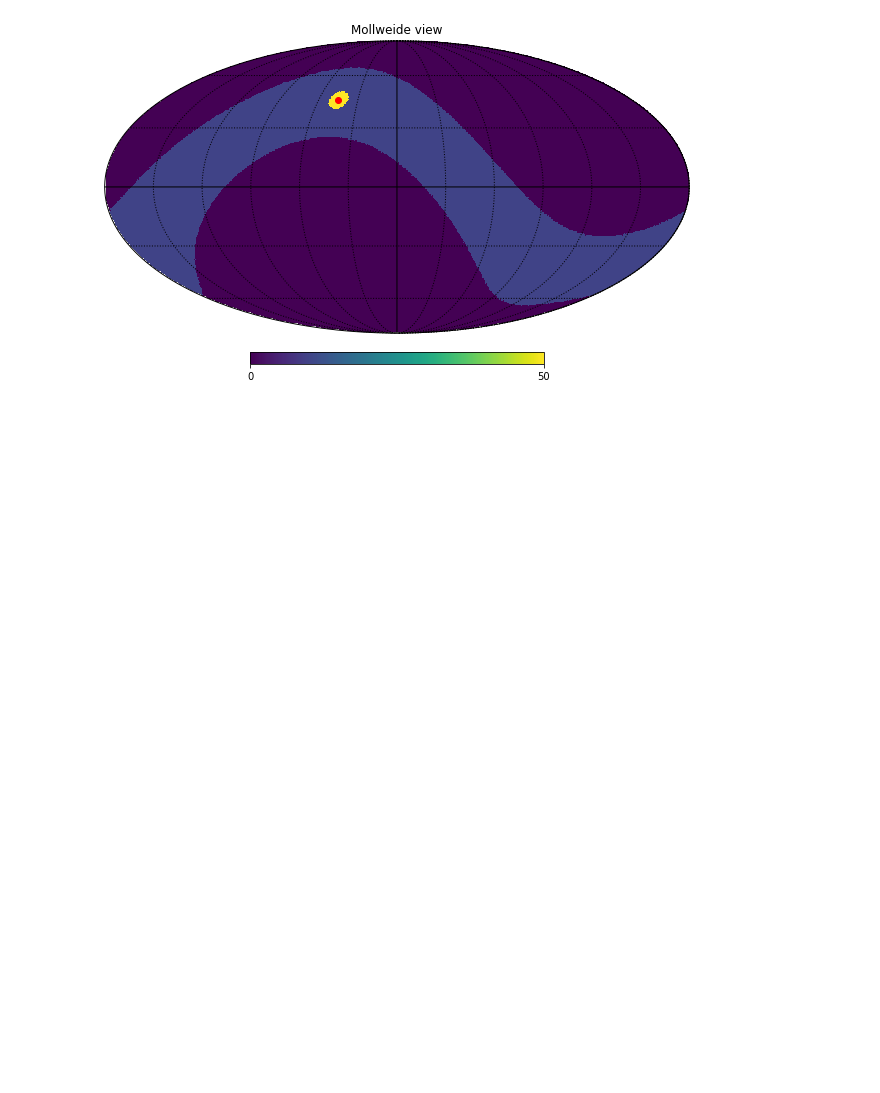
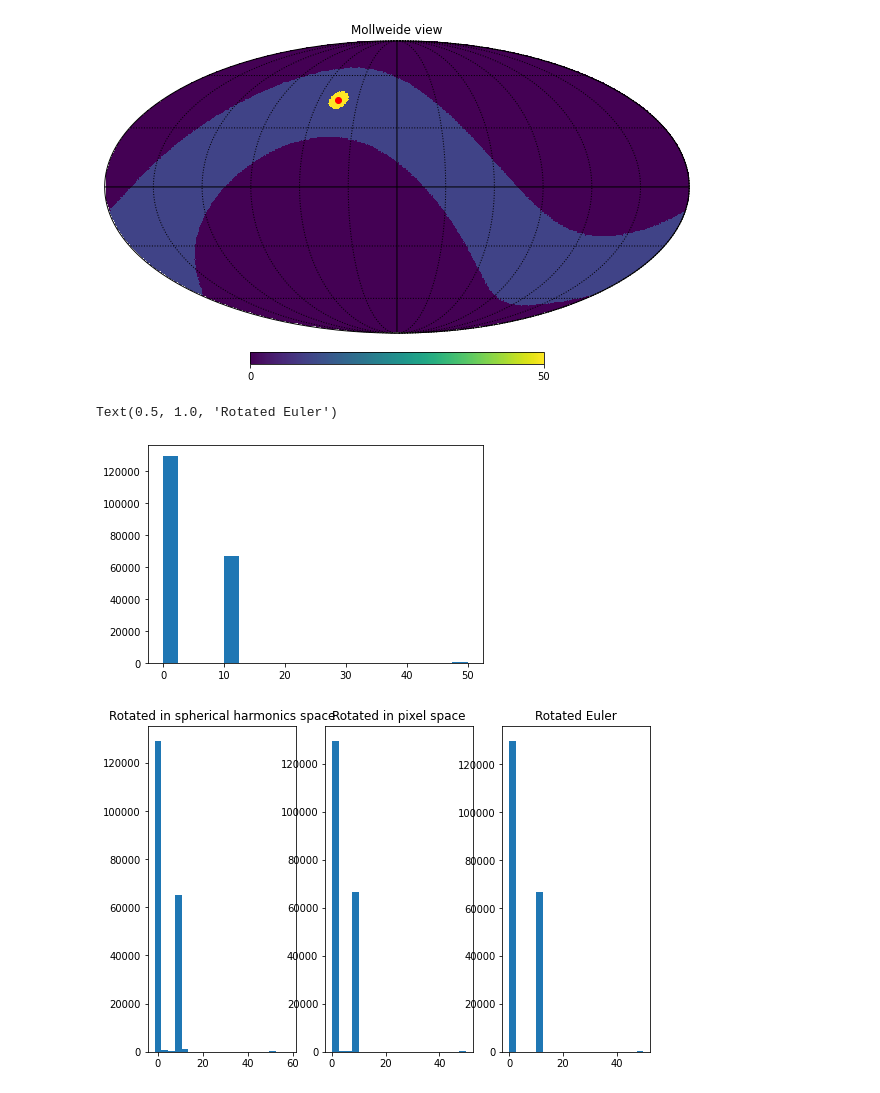
Before and after one commit to Semooretj/SURP, a Jupyter notebook: rotator_methods_test.ipynb, the cells around one changed output. Drawn from its saved outputs; the diff is of its cells as text; code cells hidden in the pictures; blank space fills up the shorter version.

```diff
--- a/rotator_methods_test.ipynb
+++ b/rotator_methods_test.ipynb
@@ -80,3 +80,18 @@ print(test_rotated_euler)
 0.0 180.0 -180.0 180.0
 [0. 0. 0. ... 0. 0. 0.]
 [figure]
+# %%
+# Comparisons
+
+plt.hist(m, bins = 20)
+fig, axis = plt.subplots(1,3,figsize=(9,6))
+axis[0].hist(test_rotated_alms, bins = 20)
+axis[0].set_title("Rotated in spherical harmonics space")
+axis[1].hist(test_rotated_pixel, bins = 20)
+axis[1].set_title("Rotated in pixel space")
+axis[2].hist(test_rotated_euler, bins = 20)
+axis[2].set_title("Rotated Euler")
+# %% [output]
+Text(0.5, 1.0, 'Rotated Euler')
+[figure, added]
+[figure, added]
```
Also changed, not shown: parts of 12 cells of this notebook, 1 other file.
